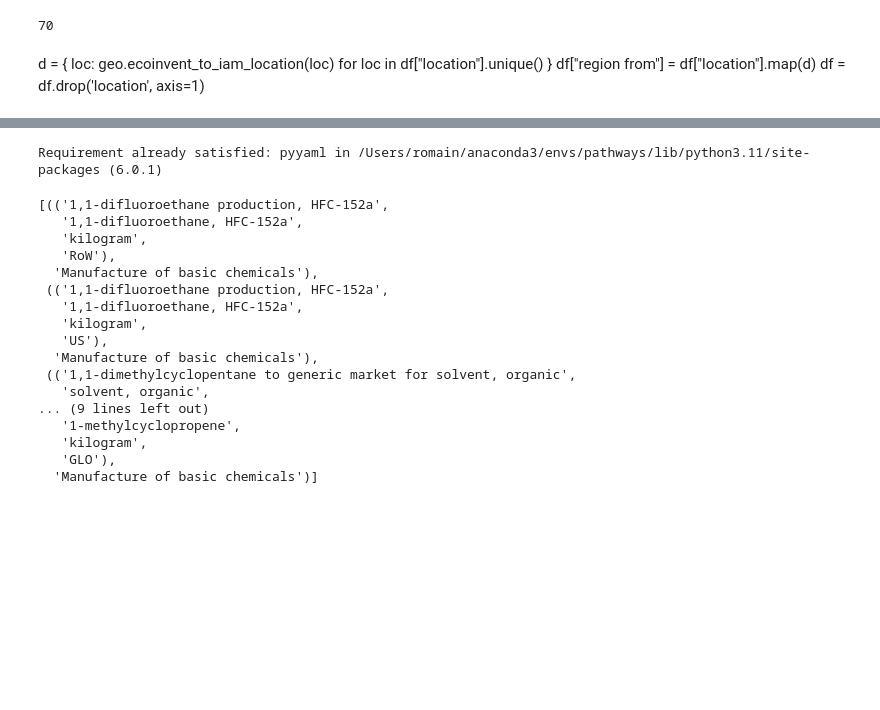
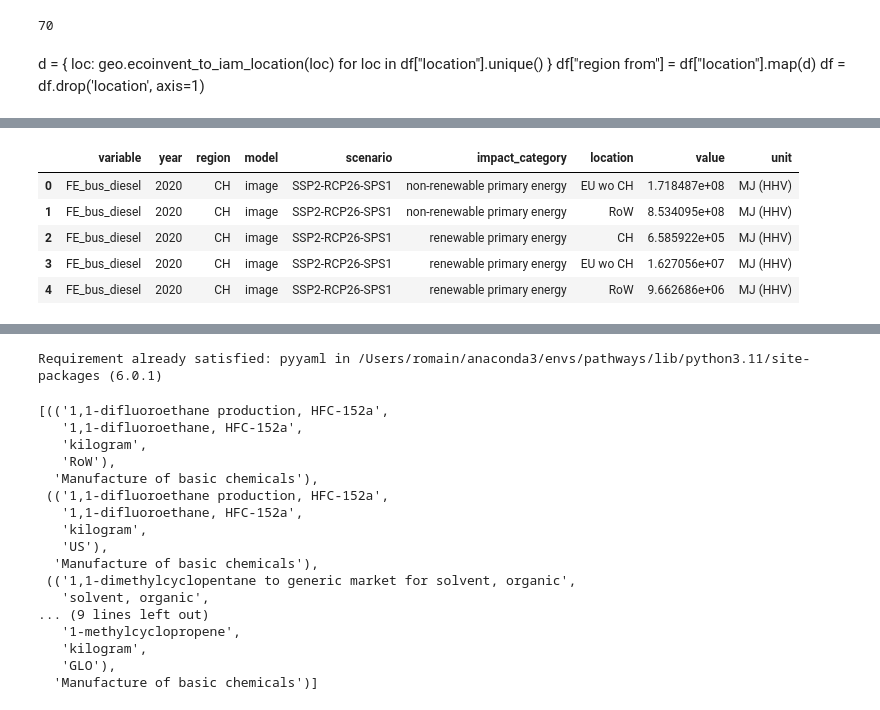
Before and after one commit to premise-community-scenarios/sweet_sure-2050-switzerland, a Jupyter notebook: dev/Untitled.ipynb, the cells around one changed output, grey strips where cells are left out. Drawn from its saved outputs; the diff is of its cells as text; code cells hidden in the pictures; blank space fills up the shorter version.

```diff
--- a/dev/Untitled.ipynb
+++ b/dev/Untitled.ipynb
@@ -398,5 +416,5 @@ arr = xr.open_dataarray("results_elec.nc")
 # %%
-df = p.lca_results.to_dataframe("value")
+df = arr.to_dataframe("value")
 # %%
 df = df[df["value"]!=0.0]
 df = df[~df["value"].isnull()]
@@ -432,7 +452,7 @@ df["region from"] = df["location"].map(d)
 df = df.drop('location', axis=1)
 # %%
 df = df.groupby([
-    'variable', 'year', 'region', 'model', 'scenario', 'impact_category', 'location', 'act_category'
+    'variable', 'year', 'region', 'model', 'scenario', 'impact_category', 'location', #"act_category"
 ]).sum().reset_index()
 print(len(df))
 # %% [output]
@@ -440,12 +460,15 @@ print(len(df))
 # %%
 df["impact_category"] = df["impact_category"].str.replace("RELICS - metals extraction - ", "")
 df["impact_category"] = df["impact_category"].str.replace("EF v3.1 - climate change - global warming potential (GWP100)", "climate change")
+df["impact_category"] = df["impact_category"].str.replace("EF v3.1 EN15804 - climate change - global warming potential (GWP100)", "climate change")
 df["impact_category"] = df["impact_category"].str.replace("selected LCI results - resource - land occupation", "land occupation")
 df["impact_category"] = df["impact_category"].str.replace("EF v3.1 - material resources: metals/minerals - abiotic depletion potential (ADP): elements (ultimate reserves)", "natural resources (minerals and metals)")
 df["impact_category"] = df["impact_category"].str.replace("IPCC 2021 - climate change - GWP 100a, incl. H and bio CO2", "climate change")
 df["impact_category"] = df["impact_category"].str.replace("Cumulative Energy Demand (CED) - energy resources: renewable - energy content (HHV)", "renewable primary energy")
 df["impact_category"] = df["impact_category"].str.replace("Cumulative Energy Demand (CED) - energy resources: non-renewable - energy content (HHV)", "non-renewable primary energy")
 df["impact_category"] = df["impact_category"].str.replace("ReCiPe 2016 v1.03, endpoint (I) - total: ecosystem quality - ecosystem quality", "ecosystem impact")
+df["impact_category"] = df["impact_category"].str.replace("ReCiPe 2016 v1.03, endpoint (E) - total: human health - human health", "human health")
+df["impact_category"] = df["impact_category"].str.replace("Ecological Scarcity 2021 - total - UBP", "ecological scarcity")
 # %%
 units = {
     "climate change": "kg CO2-eq.",
@@ -453,7 +476,9 @@ units = {
     "natural resources (minerals and metals)": "kg Sb-eq.",
     "renewable primary energy": "MJ (HHV)",
     "non-renewable primary energy": "MJ (HHV)",
-    "ecosystem impact": "species-year lost"
+    "ecosystem impact": "species-year lost",
+    "human health": "DALY",
+    "ecological scarcity": "UBP pt"
 }
 df["unit"] = df["impact_category"].map(units)
 # %%
@@ -463,3 +501,12 @@ array([nan, 'kg CO2-eq.'], dtype=object)
+# %%
+df.head()
+# %% [output]
+|  | variable | year | region | model | scenario | impact_category | location | value | unit |
+| 0 | FE_bus_diesel | 2020 | CH | image | SSP2-RCP26-SPS1 | non-renewable primary energy | EU wo CH | 1.718487e+08 | MJ (HHV) |
+| 1 | FE_bus_diesel | 2020 | CH | image | SSP2-RCP26-SPS1 | non-renewable primary energy | RoW | 8.534095e+08 | MJ (HHV) |
+| 2 | FE_bus_diesel | 2020 | CH | image | SSP2-RCP26-SPS1 | renewable primary energy | CH | 6.585922e+05 | MJ (HHV) |
+| 3 | FE_bus_diesel | 2020 | CH | image | SSP2-RCP26-SPS1 | renewable primary energy | EU wo CH | 1.627056e+07 | MJ (HHV) |
+| 4 | FE_bus_diesel | 2020 | CH | image | SSP2-RCP26-SPS1 | renewable primary energy | RoW | 9.662686e+06 | MJ (HHV) |
 # %%
 df.loc[df["unit"].isnull(), "unit"] = "kg"
 # %%
```
Also changed, not shown: parts of 16 cells of this notebook, 2 other files.
